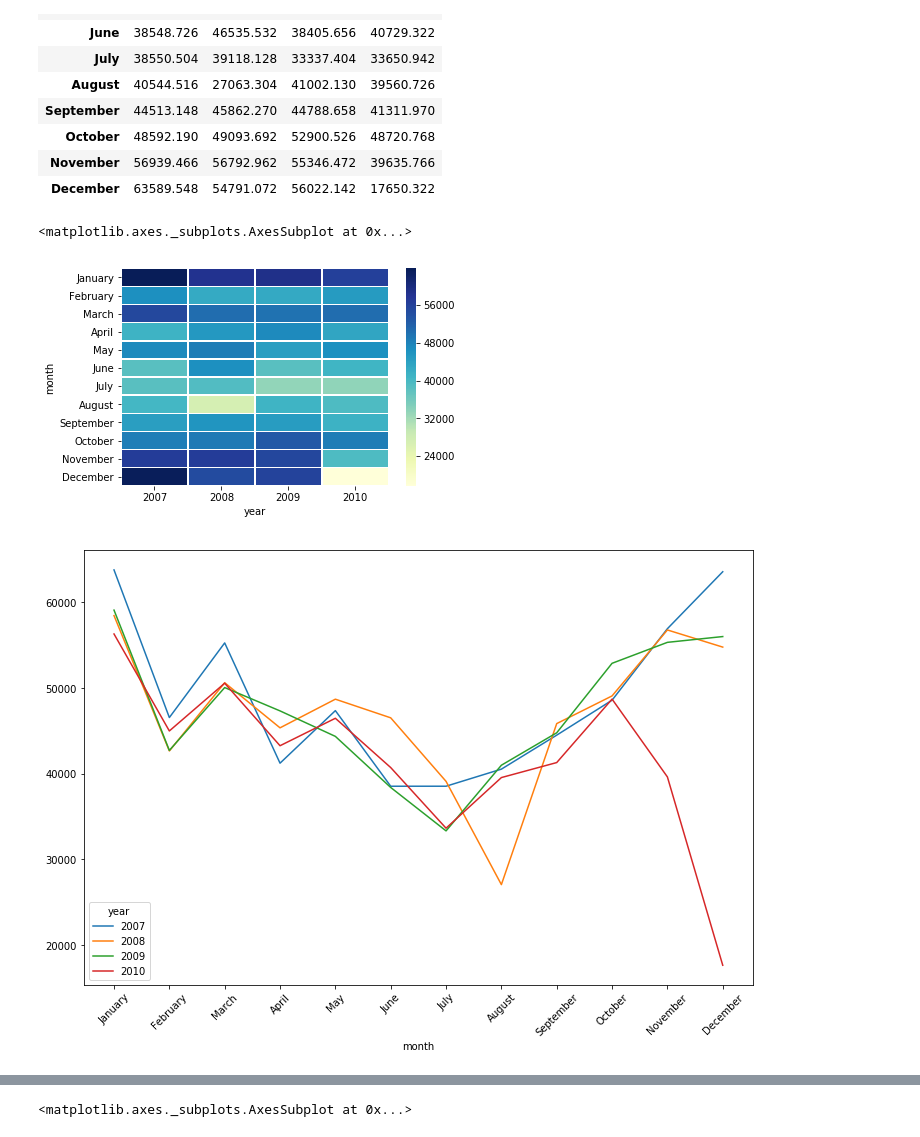
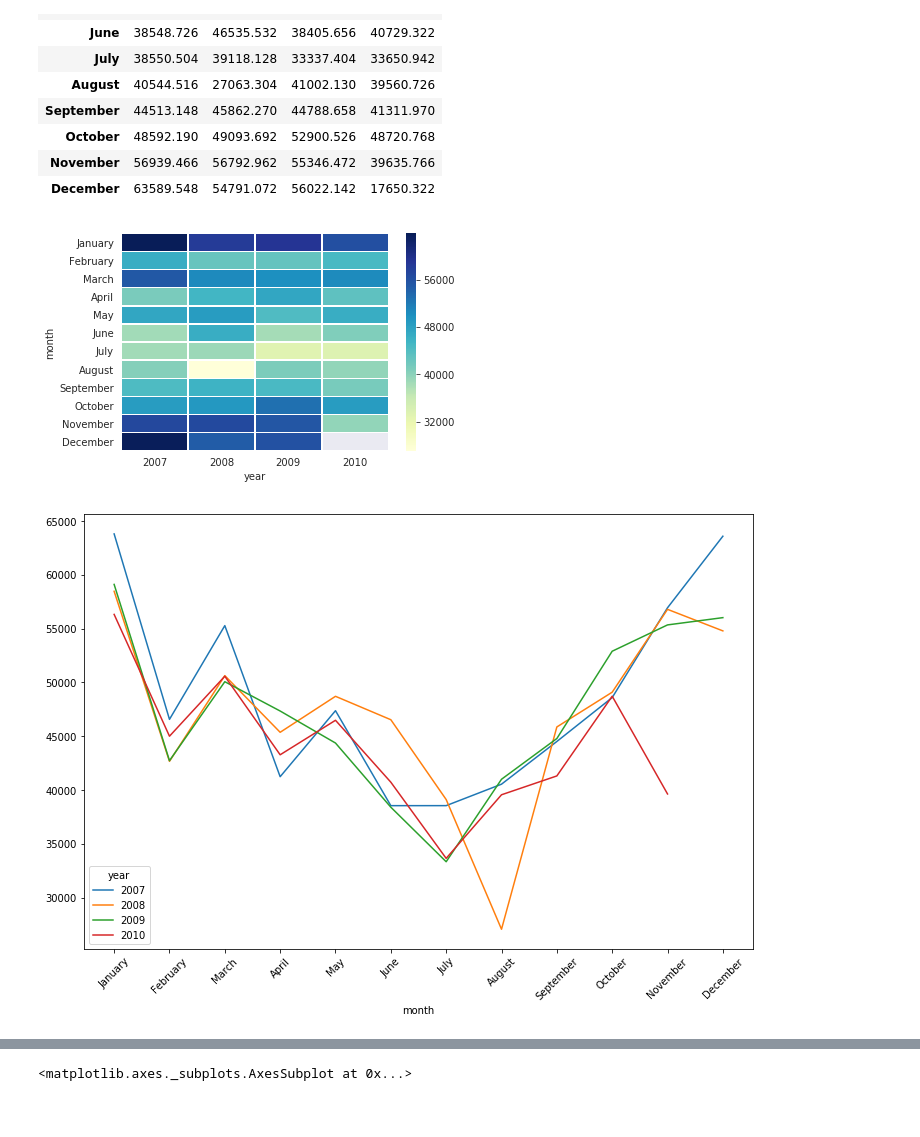
Before and after one commit to divya-nk/data-challenges, a Jupyter notebook: electricity_consumption_time_series_forecast.ipynb, the cells around one changed output, grey strips where cells are left out. Saved outputs shown, nothing was run; the diff lists cells and outputs as text; code cells hidden in the pictures.

```diff
--- a/electricity_consumption_time_series_forecast.ipynb
+++ b/electricity_consumption_time_series_forecast.ipynb
@@ -234,15 +254,17 @@ data_heatmap
 | October | 48592.190 | 49093.692 | 52900.526 | 48720.768 |
 | November | 56939.466 | 56792.962 | 55346.472 | 39635.766 |
 | December | 63589.548 | 54791.072 | 56022.142 | 17650.322 |
+# %%
+data_heatmap.loc['December'][2010] = np.nan
 # %%
-sns.heatmap(data_heatmap, linewidths=.5, cmap="YlGnBu")
+with sns.axes_style("dark"):
+    sns.heatmap(data_heatmap, linewidths=.5, cmap="YlGnBu", mask=data_heatmap.isnull())
 # %% [output]
-<matplotlib.axes._subplots.AxesSubplot at 0x...>
-[figure, old version]
+[figure, new version]
 # %%
 tick_labels = np.array(data_heatmap.index)
 data_heatmap.plot(kind = 'line', figsize = (12,8))
 plt.xticks(range(0, 12), tick_labels, rotation=45)
 plt.show()
 # %% [output]
-[figure, old version]
+[figure, new version]
```
Also changed, not shown: parts of 15 cells of this notebook.
